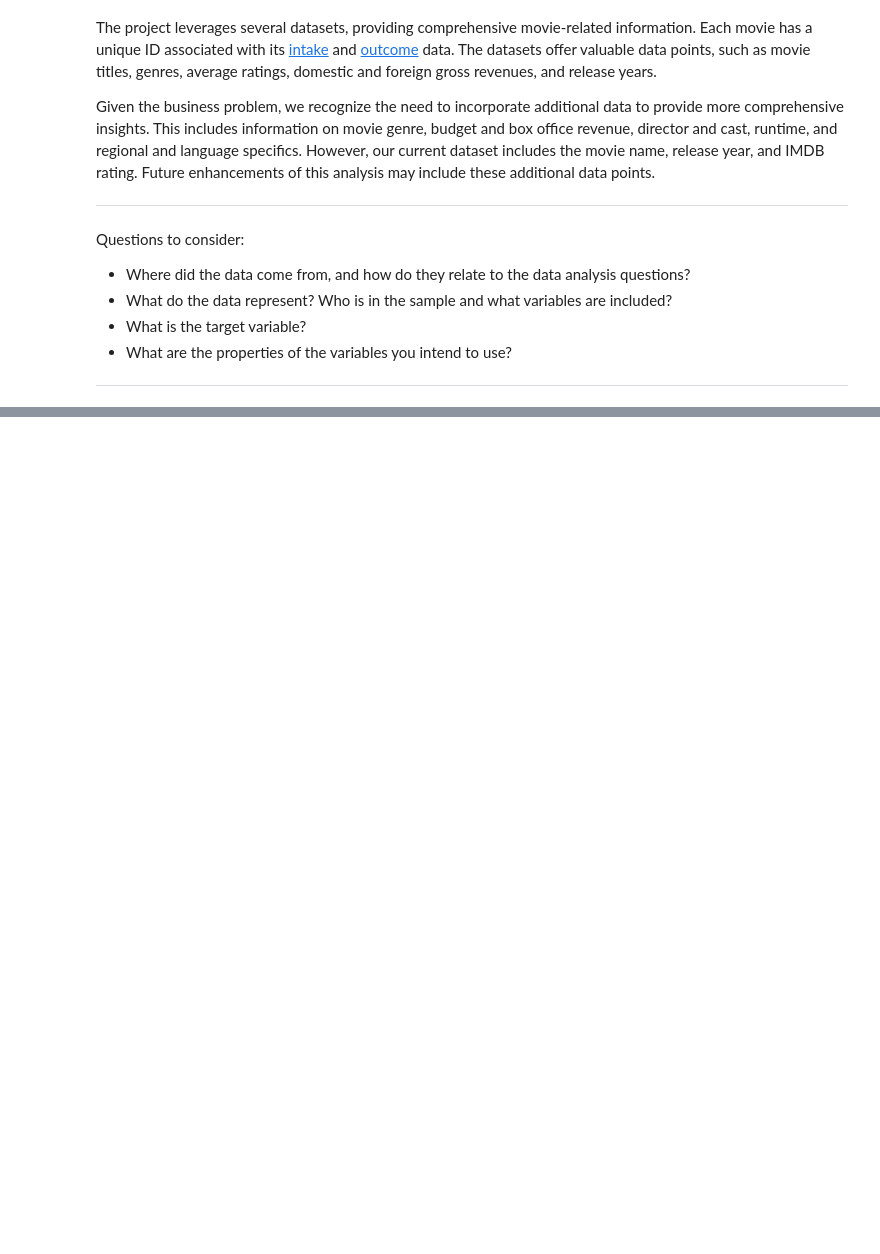
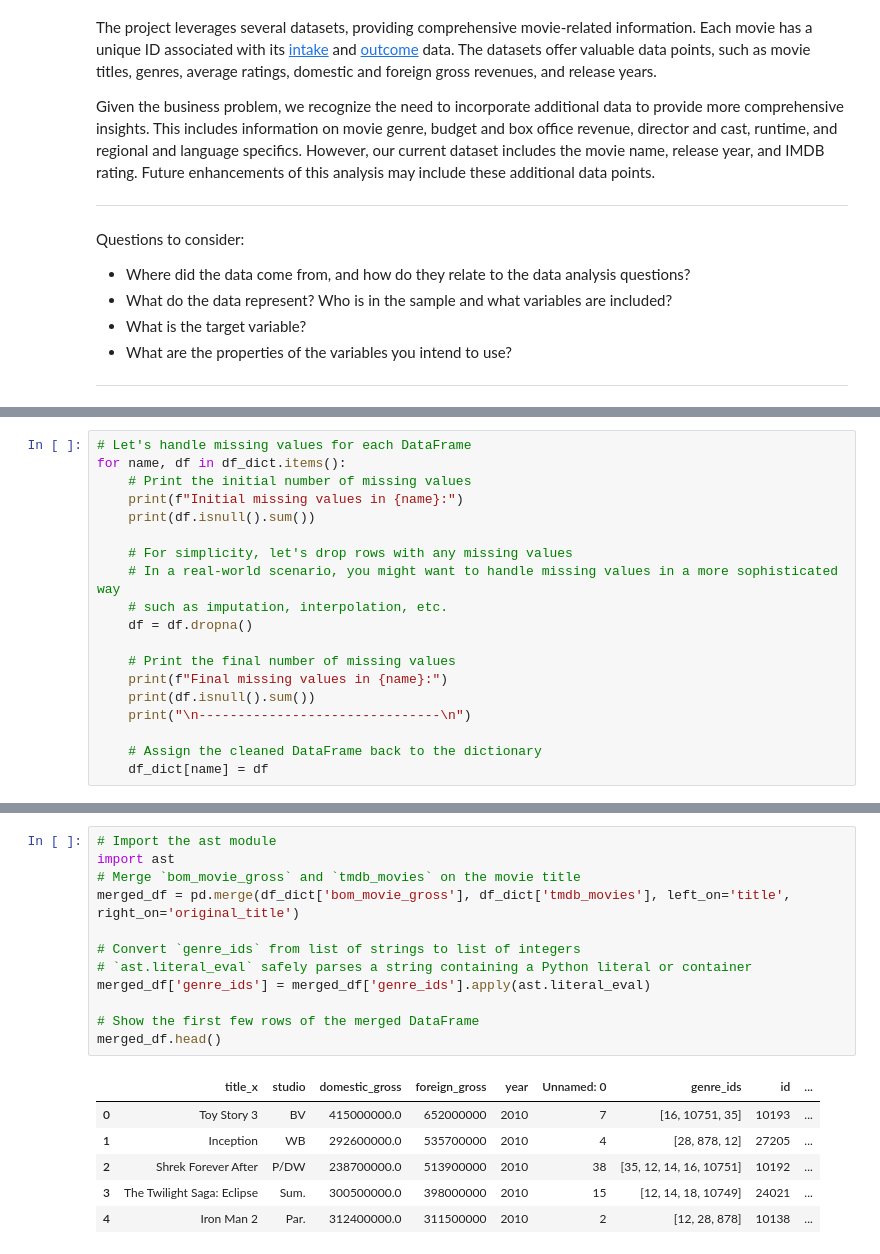
Before and after one commit to omulei/Microsoft-Movie-Studio-Box-Office-Analysis, a Jupyter notebook: dsc-phase1-project-template.ipynb, the cells around one changed output, grey strips where cells are left out. Cells and saved outputs as stored; diff of their text form; blank space fills up the shorter version.

```diff
--- a/dsc-phase1-project-template.ipynb
+++ b/dsc-phase1-project-template.ipynb
@@ -163,0 +189,19 @@ Questions to consider:
+# %%
+# Let's handle missing values for each DataFrame
+for name, df in df_dict.items():
+    # Print the initial number of missing values
+    print(f"Initial missing values in {name}:")
+    print(df.isnull().sum())
+
+    # For simplicity, let's drop rows with any missing values
+    # In a real-world scenario, you might want to handle missing values in a more sophisticated way
+    # such as imputation, interpolation, etc.
+    df = df.dropna()
+
+    # Print the final number of missing values
+    print(f"Final missing values in {name}:")
+    print(df.isnull().sum())
+    print("\n-------------------------------\n")
+
+    # Assign the cleaned DataFrame back to the dictionary
+    df_dict[name] = df
@@ -163,0 +261,19 @@ Questions to consider:
+# %%
+# Import the ast module
+import ast
+# Merge `bom_movie_gross` and `tmdb_movies` on the movie title
+merged_df = pd.merge(df_dict['bom_movie_gross'], df_dict['tmdb_movies'], left_on='title', right_on='original_title')
+
+# Convert `genre_ids` from list of strings to list of integers
+# `ast.literal_eval` safely parses a string containing a Python literal or container
+merged_df['genre_ids'] = merged_df['genre_ids'].apply(ast.literal_eval)
+
+# Show the first few rows of the merged DataFrame
+merged_df.head()
+# %% [output]
+|  | title_x | studio | domestic_gross | foreign_gross | year | Unnamed: 0 | genre_ids | id | ... |
+| 0 | Toy Story 3 | BV | 415000000.0 | 652000000 | 2010 | 7 | [16, 10751, 35] | 10193 | ... |
+| 1 | Inception | WB | 292600000.0 | 535700000 | 2010 | 4 | [28, 878, 12] | 27205 | ... |
+| 2 | Shrek Forever After | P/DW | 238700000.0 | 513900000 | 2010 | 38 | [35, 12, 14, 16, 10751] | 10192 | ... |
+| 3 | The Twilight Saga: Eclipse | Sum. | 300500000.0 | 398000000 | 2010 | 15 | [12, 14, 18, 10749] | 24021 | ... |
+| 4 | Iron Man 2 | Par. | 312400000.0 | 311500000 | 2010 | 2 | [12, 28, 878] | 10138 | ... |
```
Also changed, not shown: parts of 38 cells of this notebook, 1 other file.
